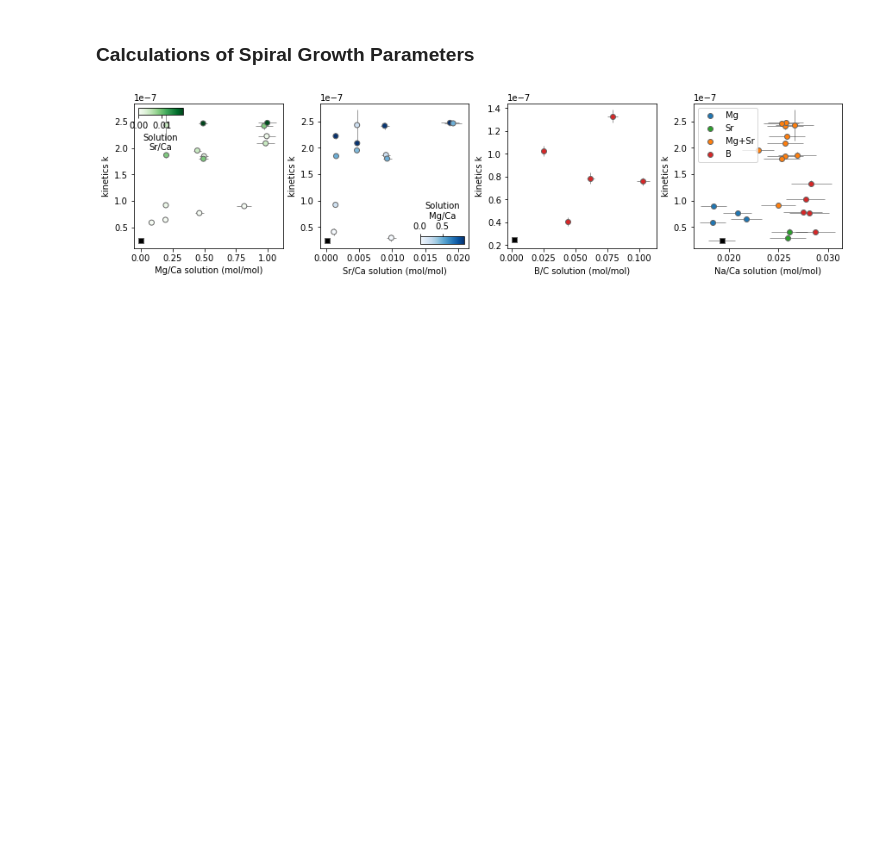
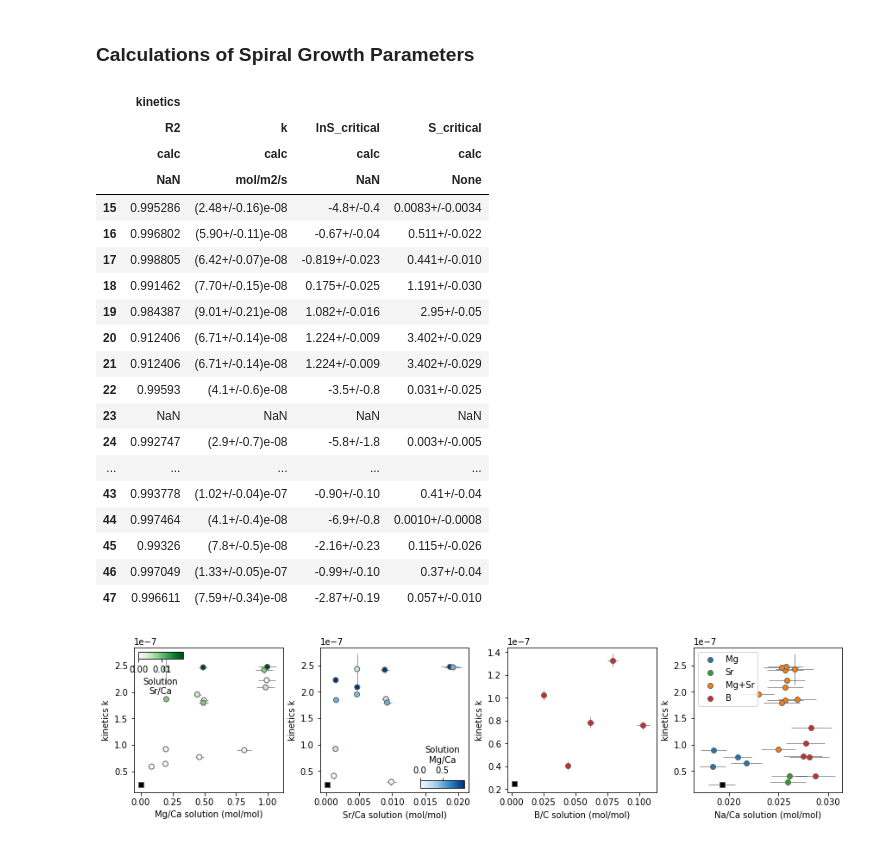
Before and after one commit to oscarbranson/supplementary, a Jupyter notebook: supplements/vaterite_geochem/03_kinetics.ipynb, the cells around one changed output. Saved outputs shown, nothing was run; the diff lists cells and outputs as text; code cells hidden in the pictures; blank space fills up the shorter version.

```diff
--- a/supplements/vaterite_geochem/03_kinetics.ipynb
+++ b/supplements/vaterite_geochem/03_kinetics.ipynb
@@ -358,3 +368,26 @@ for exp in profiles.columns.levels[0]:
+# %%
+kinetics
+# %% [output]
+|  | kinetics |  |  |  |
+|  | R2 | k | lnS_critical | S_critical |
+|  | calc | calc | calc | calc |
+|  | NaN | mol/m2/s | NaN | None |
+| 15 | 0.995286 | (2.48+/-0.16)e-08 | -4.8+/-0.4 | 0.0083+/-0.0034 |
+| 16 | 0.996802 | (5.90+/-0.11)e-08 | -0.67+/-0.04 | 0.511+/-0.022 |
+| 17 | 0.998805 | (6.42+/-0.07)e-08 | -0.819+/-0.023 | 0.441+/-0.010 |
+| 18 | 0.991462 | (7.70+/-0.15)e-08 | 0.175+/-0.025 | 1.191+/-0.030 |
+| 19 | 0.984387 | (9.01+/-0.21)e-08 | 1.082+/-0.016 | 2.95+/-0.05 |
+| 20 | 0.912406 | (6.71+/-0.14)e-08 | 1.224+/-0.009 | 3.402+/-0.029 |
+| 21 | 0.912406 | (6.71+/-0.14)e-08 | 1.224+/-0.009 | 3.402+/-0.029 |
+| 22 | 0.99593 | (4.1+/-0.6)e-08 | -3.5+/-0.8 | 0.031+/-0.025 |
+| 23 | NaN | NaN | NaN | NaN |
+| 24 | 0.992747 | (2.9+/-0.7)e-08 | -5.8+/-1.8 | 0.003+/-0.005 |
+| ... | ... | ... | ... | ... |
+| 43 | 0.993778 | (1.02+/-0.04)e-07 | -0.90+/-0.10 | 0.41+/-0.04 |
+| 44 | 0.997464 | (4.1+/-0.4)e-08 | -6.9+/-0.8 | 0.0010+/-0.0008 |
+| 45 | 0.99326 | (7.8+/-0.5)e-08 | -2.16+/-0.23 | 0.115+/-0.026 |
+| 46 | 0.997049 | (1.33+/-0.05)e-07 | -0.99+/-0.10 | 0.37+/-0.04 |
+| 47 | 0.996611 | (7.59+/-0.34)e-08 | -2.87+/-0.19 | 0.057+/-0.010 |
 # %%
 # combine data
 dat = compositions.join(kinetics).sort_index(axis=1)
```
Also changed, not shown: parts of 7 cells of this notebook, 1 other file.
